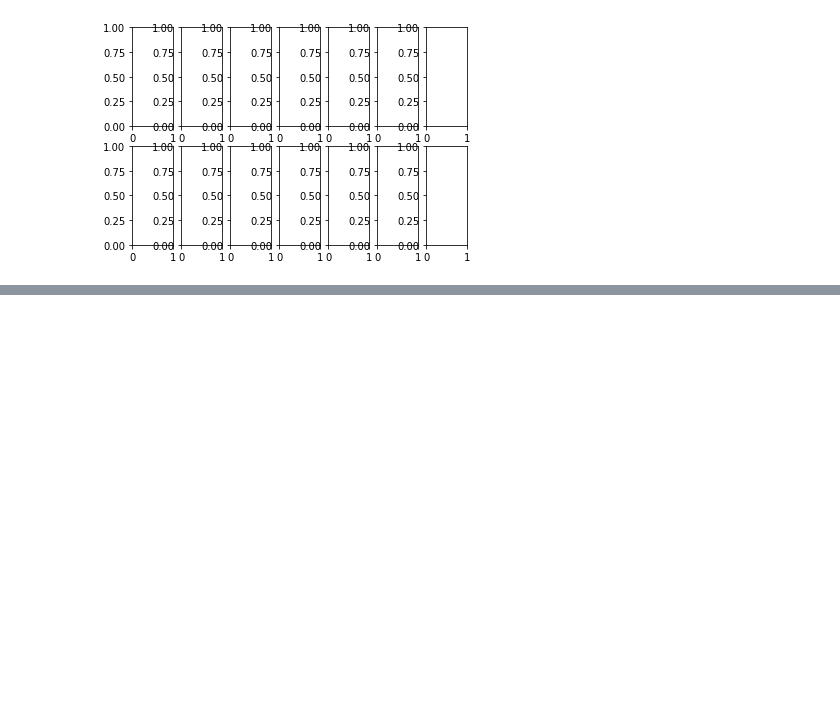
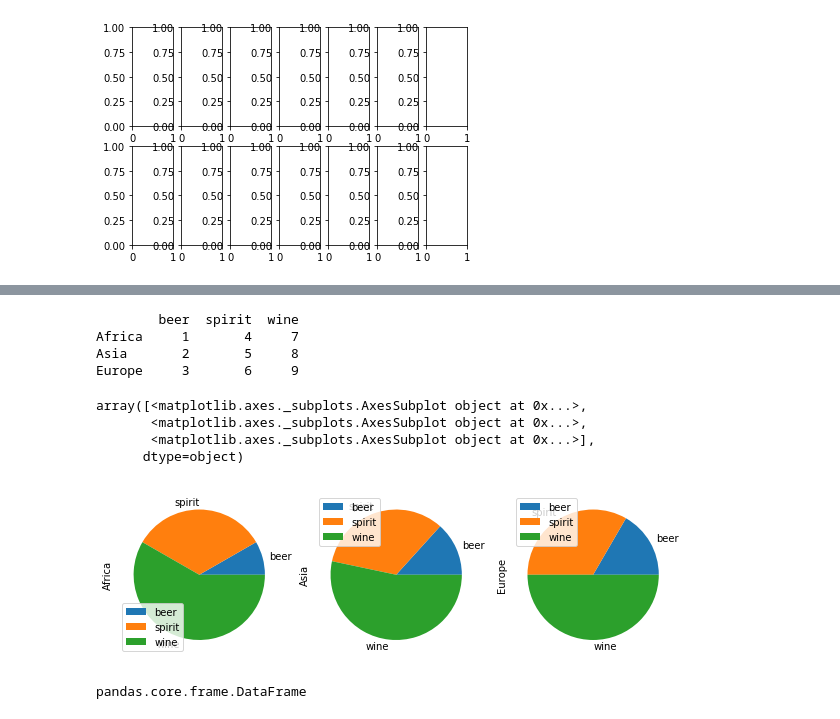
Before and after one commit to msaadah/Data-Analysis-Notebook, a Jupyter notebook: Subplots.ipynb, the cells around one changed output, grey strips where cells are left out. Cells and saved outputs as stored; diff of their text form; code cells hidden in the pictures; blank space fills up the shorter version.

```diff
--- a/Subplots.ipynb
+++ b/Subplots.ipynb
@@ -31,0 +98,22 @@ plt.show()
+# %%
+df = pd.DataFrame({'beer':[1,2,3],
+                   'spirit':[4,5,6],
+                   'wine':[7,8,9]}, index=['Africa','Asia','Europe'])
+
+print (df)
+
+df.T.plot.pie(subplots=True, figsize=(10, 3))
+# %% [output]
+        beer  spirit  wine
+Africa     1       4     7
+Asia       2       5     8
+Europe     3       6     9
+array([<matplotlib.axes._subplots.AxesSubplot object at 0x...>,
+       <matplotlib.axes._subplots.AxesSubplot object at 0x...>,
+       <matplotlib.axes._subplots.AxesSubplot object at 0x...>],
+      dtype=object)
+[figure, added]
+# %%
+type(df)
+# %% [output]
+pandas.core.frame.DataFrame
```
Also changed, not shown: parts of 5 cells of this notebook, 2 other files.
